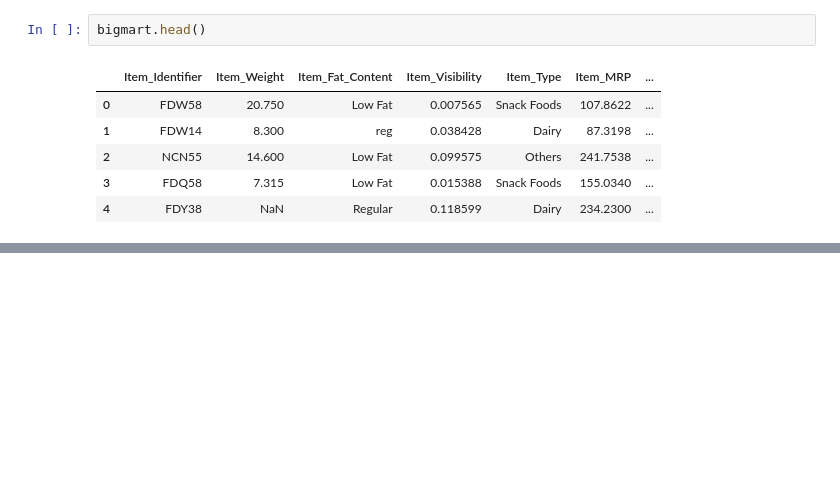
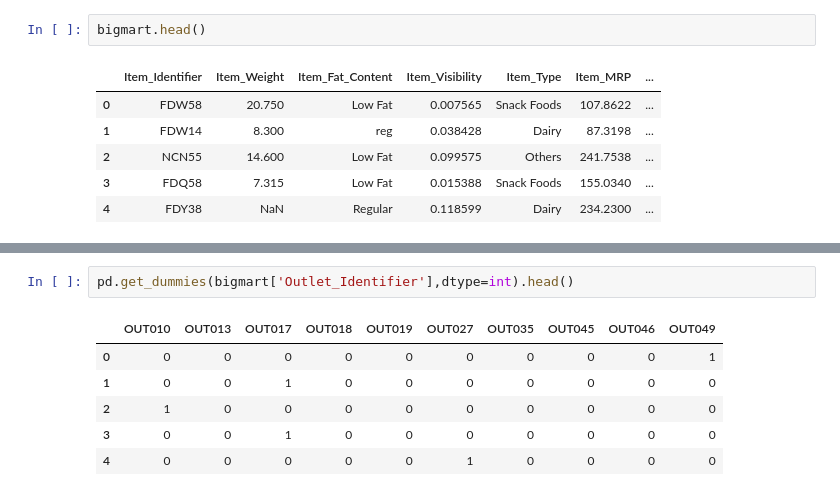
Before and after one commit to CyberWol-12/feature-encoding-techniques, a Jupyter notebook: feature-encoding-techniques.ipynb, the cells around one changed output, grey strips where cells are left out. Saved outputs shown, nothing was run; the diff lists cells and outputs as text; blank space fills up the shorter version.

```diff
--- a/feature-encoding-techniques.ipynb
+++ b/feature-encoding-techniques.ipynb
@@ -469,0 +503,9 @@ bigmart.head()
+# %%
+pd.get_dummies(bigmart['Outlet_Identifier'],dtype=int).head()
+# %% [output]
+|  | OUT010 | OUT013 | OUT017 | OUT018 | OUT019 | OUT027 | OUT035 | OUT045 | OUT046 | OUT049 |
+| 0 | 0 | 0 | 0 | 0 | 0 | 0 | 0 | 0 | 0 | 1 |
+| 1 | 0 | 0 | 1 | 0 | 0 | 0 | 0 | 0 | 0 | 0 |
+| 2 | 1 | 0 | 0 | 0 | 0 | 0 | 0 | 0 | 0 | 0 |
+| 3 | 0 | 0 | 1 | 0 | 0 | 0 | 0 | 0 | 0 | 0 |
+| 4 | 0 | 0 | 0 | 0 | 0 | 1 | 0 | 0 | 0 | 0 |
```
Also changed, not shown: parts of 15 cells of this notebook.
